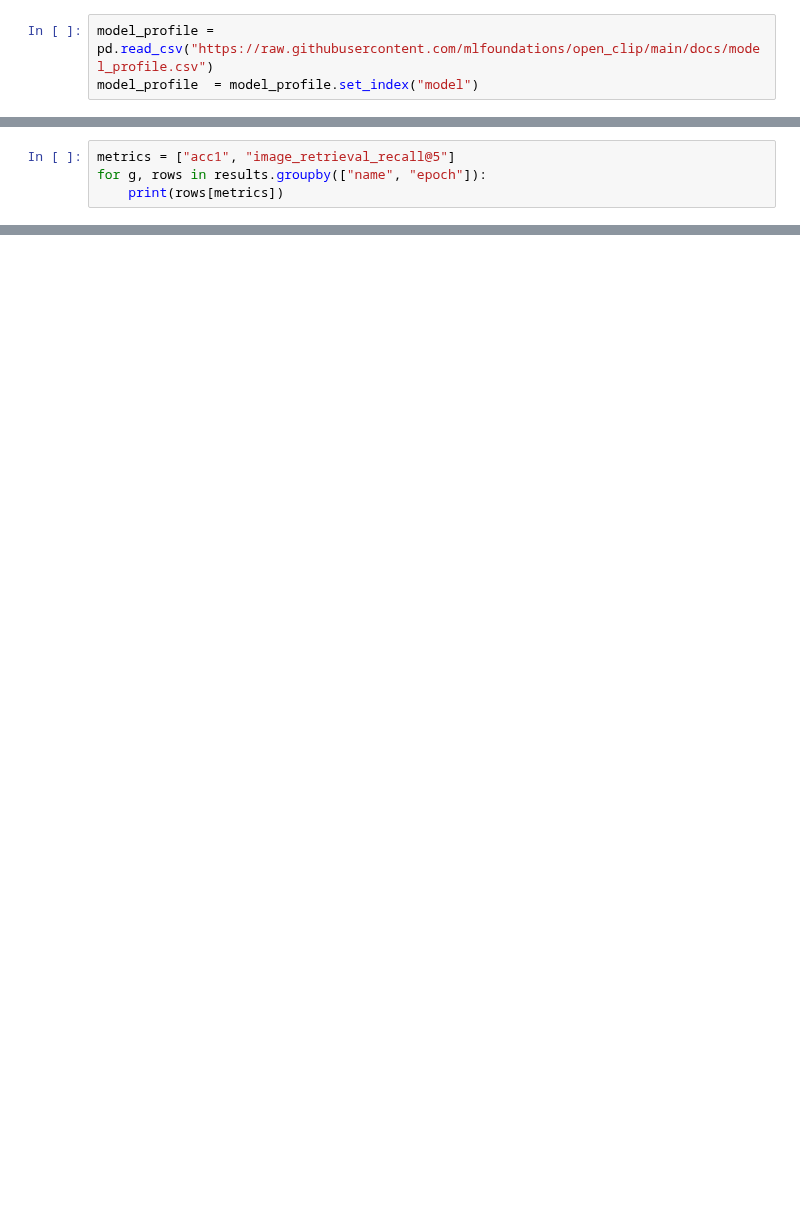
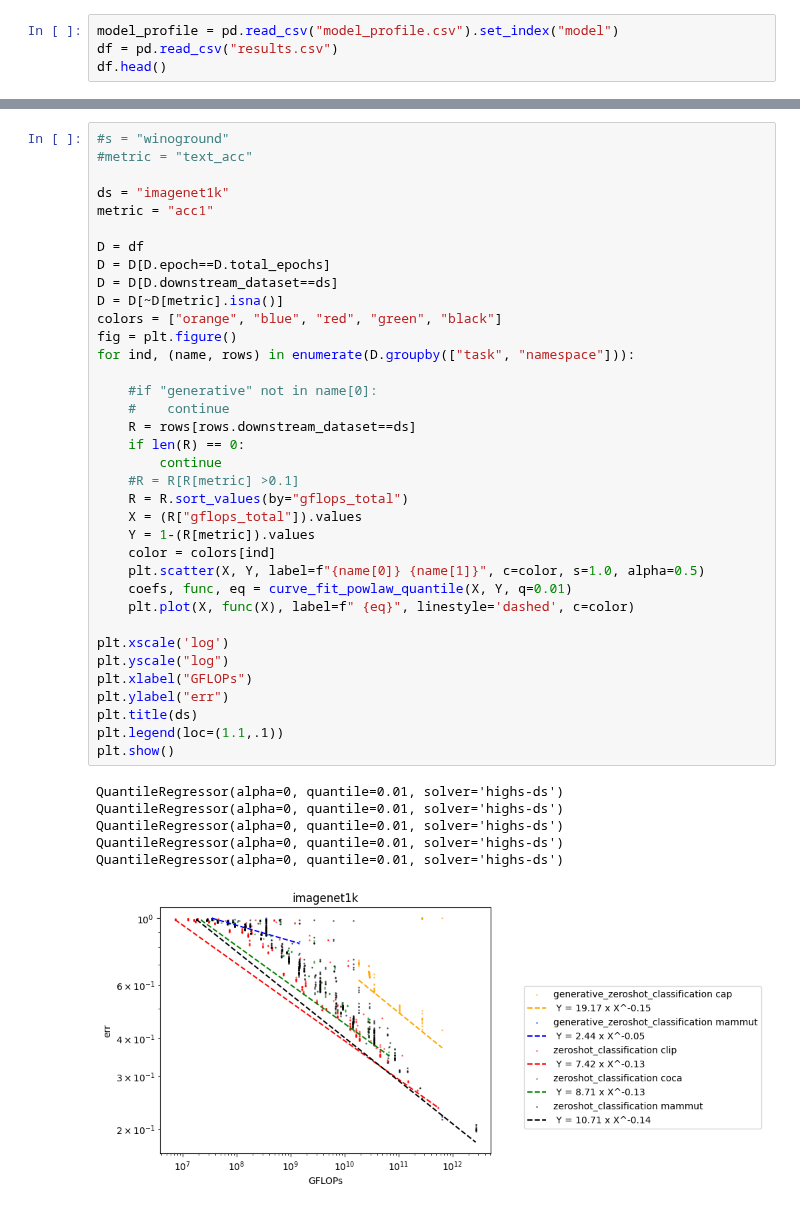
Before and after one commit to SLAMPAI/open_clip_scaling, a Jupyter notebook: results.ipynb, the cells around one changed output, grey strips where cells are left out. Drawn from its saved outputs; the diff is of its cells as text; blank space fills up the shorter version.

Commit message:
add results dataframe + notebook to visualize them

```diff
--- a/results.ipynb
+++ b/results.ipynb
@@ -48,3 +88,4 @@ def load_results(folder):
 # %%
-model_profile = pd.read_csv("https://raw.githubusercontent.com/mlfoundations/open_clip/main/docs/model_profile.csv")
-model_profile  = model_profile.set_index("model")
+model_profile = pd.read_csv("model_profile.csv").set_index("model")
+df = pd.read_csv("results.csv")
+df.head()
@@ -244,4 +98,0 @@ d
-# %%
-metrics = ["acc1", "image_retrieval_recall@5"]
-for g, rows in results.groupby(["name", "epoch"]):
-    print(rows[metrics])
@@ -421,0 +170,43 @@ plt.legend()
+# %%
+#s = "winoground"
+#metric = "text_acc"
+
+ds = "imagenet1k"
+metric = "acc1"
+
+D = df
+D = D[D.epoch==D.total_epochs]
+D = D[D.downstream_dataset==ds]
+D = D[~D[metric].isna()]
+colors = ["orange", "blue", "red", "green", "black"]
+fig = plt.figure()
+for ind, (name, rows) in enumerate(D.groupby(["task", "namespace"])):
+
+    #if "generative" not in name[0]:
+    #    continue
+    R = rows[rows.downstream_dataset==ds]
+    if len(R) == 0:
+        continue
+    #R = R[R[metric] >0.1]
+    R = R.sort_values(by="gflops_total")
+    X = (R["gflops_total"]).values
+    Y = 1-(R[metric]).values
+    color = colors[ind]
+    plt.scatter(X, Y, label=f"{name[0]} {name[1]}", c=color, s=1.0, alpha=0.5)
+    coefs, func, eq = curve_fit_powlaw_quantile(X, Y, q=0.01)
+    plt.plot(X, func(X), label=f" {eq}", linestyle='dashed', c=color)
+
+plt.xscale('log')
+plt.yscale("log")
+plt.xlabel("GFLOPs")
+plt.ylabel("err")
+plt.title(ds)
+plt.legend(loc=(1.1,.1))
+plt.show()
+# %% [output]
+QuantileRegressor(alpha=0, quantile=0.01, solver='highs-ds')
+QuantileRegressor(alpha=0, quantile=0.01, solver='highs-ds')
+QuantileRegressor(alpha=0, quantile=0.01, solver='highs-ds')
+QuantileRegressor(alpha=0, quantile=0.01, solver='highs-ds')
+QuantileRegressor(alpha=0, quantile=0.01, solver='highs-ds')
+[figure, added]
```
Also changed, not shown: parts of 26 cells of this notebook, 2 other files.
